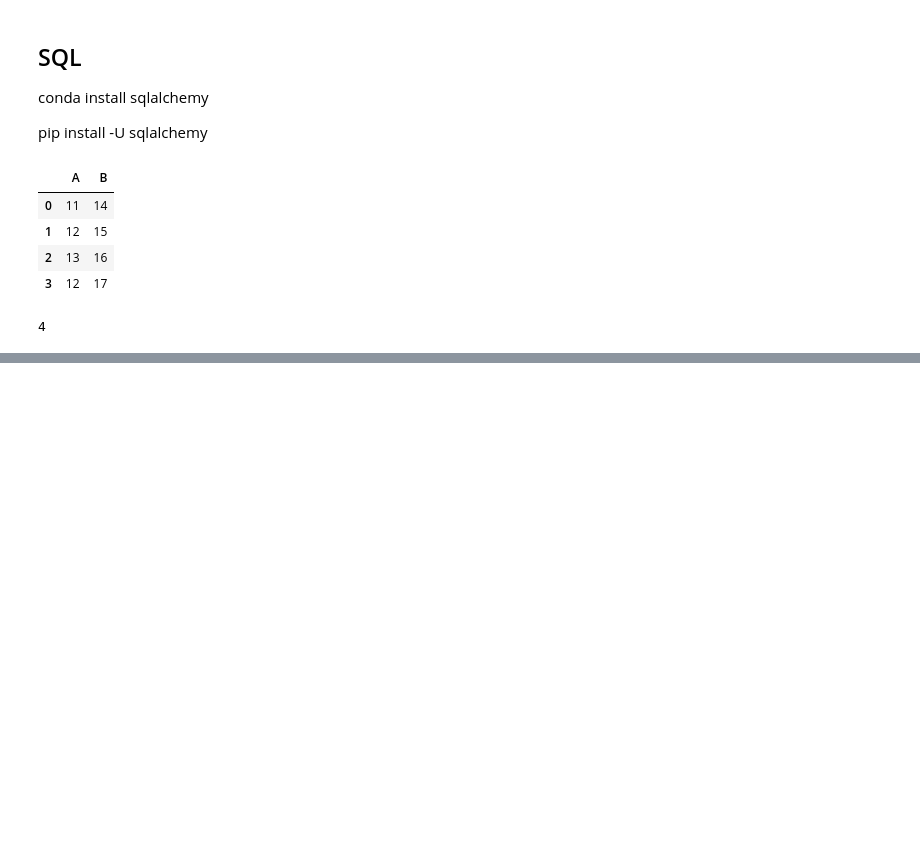
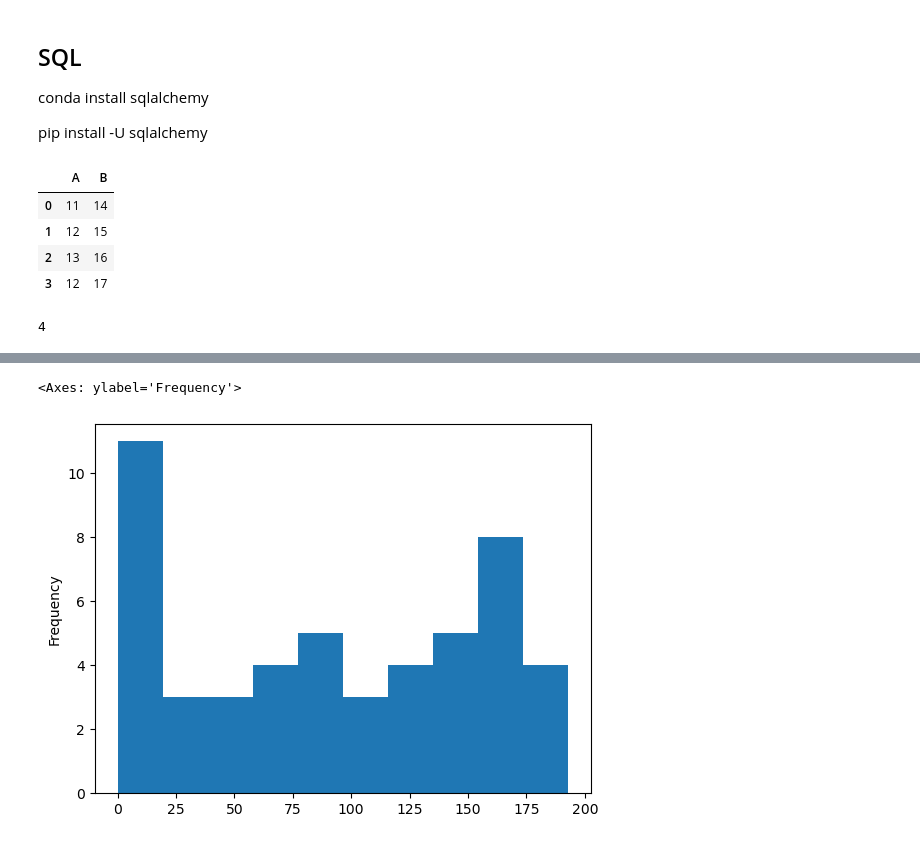
Before and after one commit to clog10/Machine-Learning, a Jupyter notebook: Pandas/Pandas.ipynb, the cells around one changed output, grey strips where cells are left out. Saved outputs shown, nothing was run; the diff lists cells and outputs as text; code cells hidden in the pictures; blank space fills up the shorter version.

```diff
--- a/Pandas/Pandas.ipynb
+++ b/Pandas/Pandas.ipynb
@@ -602,0 +638,5 @@ AttributeError: 'OptionEngine' object has no attribute 'execute'
+# %%
+dataFrame_g['a'].plot.hist()
+# %% [output]
+<Axes: ylabel='Frequency'>
+[figure, added]
```
Also changed, not shown: parts of 13 cells of this notebook.
